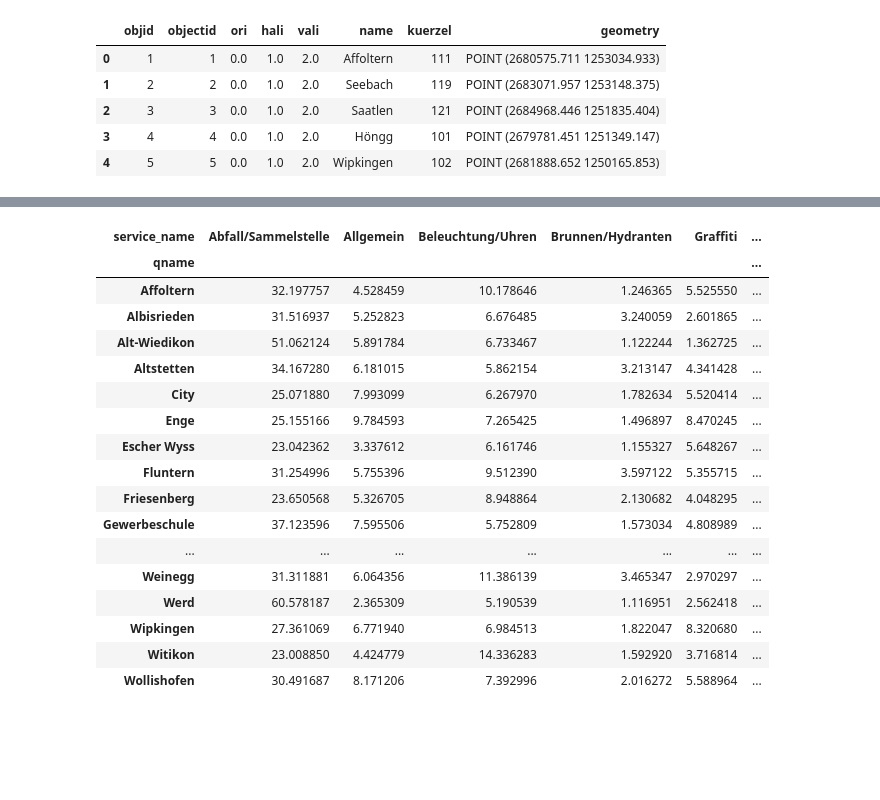
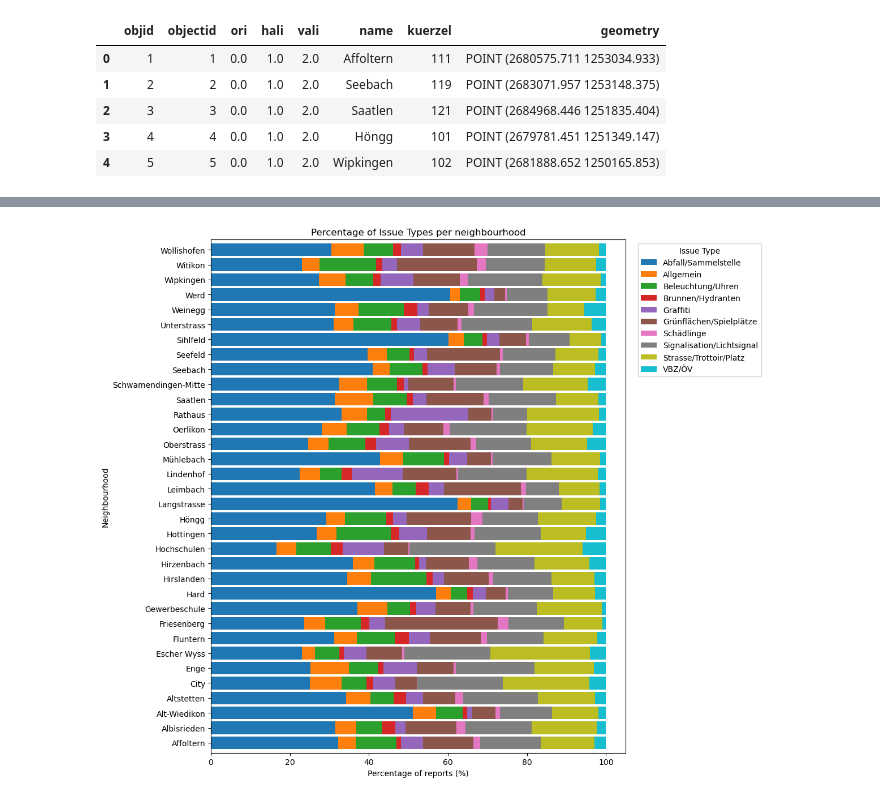
Before and after one commit to lukasgoetz-debug/sds210-project-lukas-goetz, a Jupyter notebook: notebooks/sds_proj_analysis.ipynb, the cells around one changed output, grey strips where cells are left out. Cells and saved outputs as stored; diff of their text form; code cells hidden in the pictures; blank space fills up the shorter version.

```diff
--- a/notebooks/sds_proj_analysis.ipynb
+++ b/notebooks/sds_proj_analysis.ipynb
@@ -441,52 +471,63 @@ issue_by_quartier = (
 )
 
 # Calculate absolute number of total reports per neighbourhood
 quartier_totals = (
     reports_quartier
     .groupby("qname")
     .size()
     .reset_index(name="total_reports")
 )
 
 # Join totals back
 issue_by_quartier = issue_by_quartier.merge(
     quartier_totals,
     on="qname",
     how="left"
 )
 
 # Calculate share of each issue category for each neighbourhood
 issue_by_quartier["share_of_reports"] = (
     issue_by_quartier["report_count"]
     / issue_by_quartier["total_reports"]
 ) * 100
 
+# Build a pivot table of shares and types of reports
 issue_pivot = issue_by_quartier.pivot(
     index="qname",
     columns="service_name",
     values="share_of_reports"
 ).fillna(0)
 
-display(issue_pivot)
+# Plot the pivot table as stacked bars
+ax = issue_pivot.plot(
+    kind="barh",
+    stacked=True,
+    figsize=(12, 10),
+    width=0.85
+)
+
+ax.set_xlabel("Percentage of reports (%)")
+ax.set_ylabel("Neighbourhood")
+ax.set_title("Percentage of Issue Types per neighbourhood")
+
+# Format and localize the legend box
+ax.legend(
+    title="Issue Type",
+    bbox_to_anchor=(1.02, 1),
+    loc="upper left"
+)
+
+plt.tight_layout()
+
+# save figure to output-folder
+plt.savefig(
+    output_fp / "service_type_shares.png",
+    dpi=300,
+    bbox_inches="tight"
+)
+plt.show()
 # %% [output]
-| service_name | Abfall/Sammelstelle | Allgemein | Beleuchtung/Uhren | Brunnen/Hydranten | Graffiti | ... |
-| qname |  |  |  |  |  | ... |
-| Affoltern | 32.197757 | 4.528459 | 10.178646 | 1.246365 | 5.525550 | ... |
-| Albisrieden | 31.516937 | 5.252823 | 6.676485 | 3.240059 | 2.601865 | ... |
-| Alt-Wiedikon | 51.062124 | 5.891784 | 6.733467 | 1.122244 | 1.362725 | ... |
-| Altstetten | 34.167280 | 6.181015 | 5.862154 | 3.213147 | 4.341428 | ... |
-| City | 25.071880 | 7.993099 | 6.267970 | 1.782634 | 5.520414 | ... |
-| Enge | 25.155166 | 9.784593 | 7.265425 | 1.496897 | 8.470245 | ... |
-| Escher Wyss | 23.042362 | 3.337612 | 6.161746 | 1.155327 | 5.648267 | ... |
-| Fluntern | 31.254996 | 5.755396 | 9.512390 | 3.597122 | 5.355715 | ... |
-| Friesenberg | 23.650568 | 5.326705 | 8.948864 | 2.130682 | 4.048295 | ... |
-| Gewerbeschule | 37.123596 | 7.595506 | 5.752809 | 1.573034 | 4.808989 | ... |
-| ... | ... | ... | ... | ... | ... | ... |
-| Weinegg | 31.311881 | 6.064356 | 11.386139 | 3.465347 | 2.970297 | ... |
-| Werd | 60.578187 | 2.365309 | 5.190539 | 1.116951 | 2.562418 | ... |
-| Wipkingen | 27.361069 | 6.771940 | 6.984513 | 1.822047 | 8.320680 | ... |
-| Witikon | 23.008850 | 4.424779 | 14.336283 | 1.592920 | 3.716814 | ... |
-| Wollishofen | 30.491687 | 8.171206 | 7.392996 | 2.016272 | 5.588964 | ... |
+[figure, added]
 # %%
 # (5) Which neighbourhood report the most dog-related problems? (use LLM to assess which wordings are searched in descriptions and titles)?
 
```
Also changed, not shown: parts of 6 cells of this notebook.
